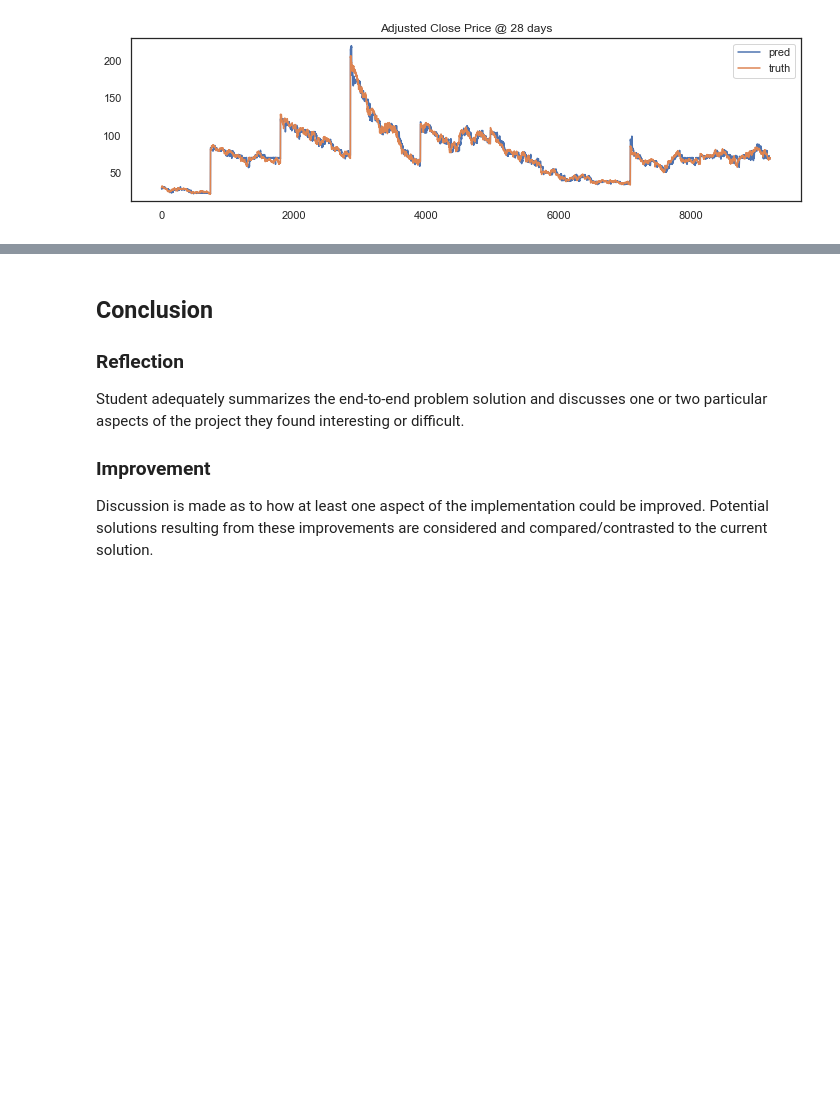
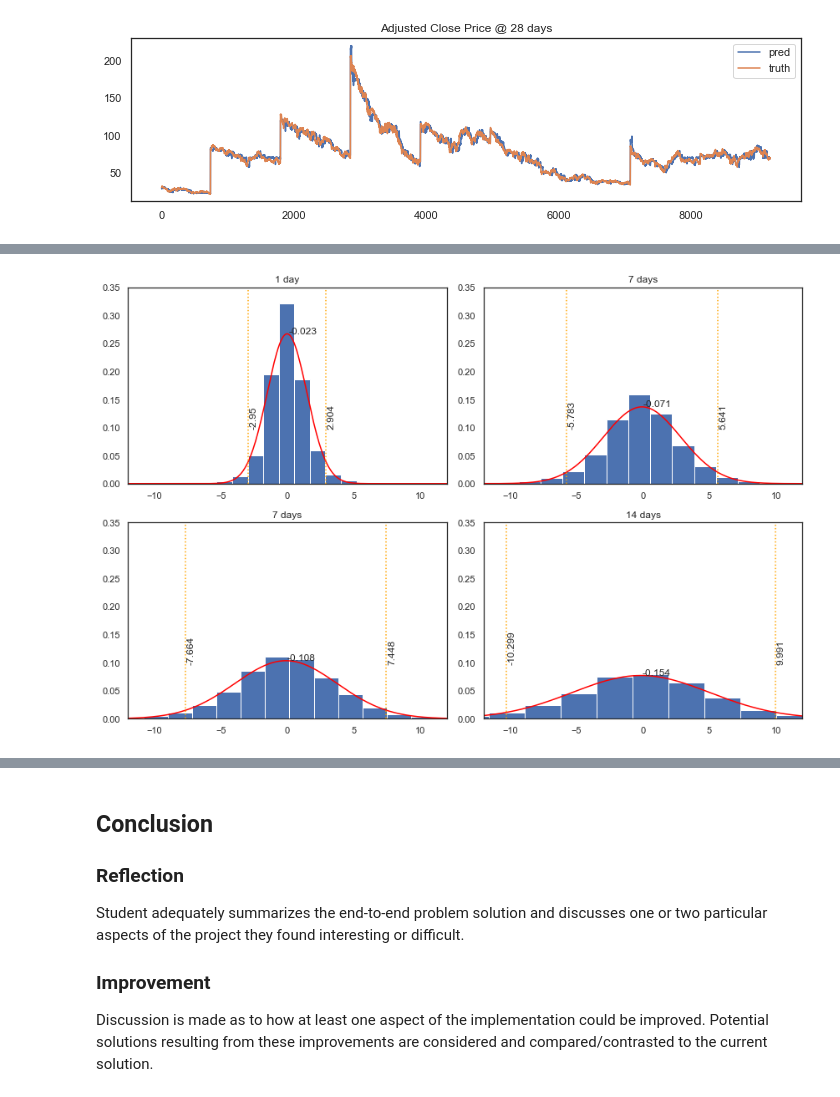
Before and after one commit to claudiocmp/dsnd-spi, a Jupyter notebook: nbooks/03_project.ipynb, the cells around one changed output, grey strips where cells are left out. Drawn from its saved outputs; the diff is of its cells as text; code cells hidden in the pictures; blank space fills up the shorter version.

Commit message:
results

```diff
--- a/nbooks/03_project.ipynb
+++ b/nbooks/03_project.ipynb
@@ -363,6 +392,7 @@ pipeline = Pipeline([
 ])
 
 params = {
+    'reg__n_estimators':[10,15,20],
     'reg__max_depth':[8,10,12],
     'reg__min_samples_leaf':[2,3,4],
     'reg__min_samples_split':[4,5,6]
@@ -421,0 +479,14 @@ Exploration as to why some techniques worked better than others, or how improvem
+# %%
+truth = {}
+pred  = {}
+diff  = {}
+tcks  = {'Ticker':tickers}
+dts   = {'Date':dates}
+
+for i in range(4):
+    t = 100*(y2[:,0,i]-X2[:,4,7])/X2[:,4,7]
+    p = 100*(y2_pred[:,i]-X2[:,4,7])/X2[:,4,7]
+    d = p - t
+    truth[i] = t
+    pred[i]  = p
+    diff[i]  = d
@@ -421,0 +497,7 @@ Exploration as to why some techniques worked better than others, or how improvem
+# %%
+# result dataframe
+df_results = pd.concat([pd.DataFrame(truth,),#columns=['Tr_1day','Tr_7d','Tr_14d','Tr_28d']
+                        pd.DataFrame(pred, ),#columns=['Pr_1day','Pr_7d','Pr_14d','Pr_28d']
+                        pd.DataFrame(diff, ),#columns=['Er_1day','Er_7d','Er_14d','Er_28d']
+                        pd.DataFrame(tcks),pd.DataFrame(dts)],axis=1)
+df_results.head()
@@ -421,0 +531,25 @@ Exploration as to why some techniques worked better than others, or how improvem
+# %%
+dds = ['1 day','7 days', '14 days', '28 days']
+fig, axs = plt.subplots(2,2,figsize=(12,8))
+x = np.arange(-20,20,0.1)
+for i in range(len(axs)):
+    for j in range(len(axs[i])):
+        axs[i,j].hist(df_results.iloc[:,8+i*2+j],bins=20, label=dds[i*2+j],density=True)
+        mean = df_results.iloc[:,8+i*2+j].mean()
+        std  = df_results.iloc[:,8+i*2+j].std()
+        y    = stats.norm.pdf(x,mean,std)
+        axs[i,j].plot(x,y,color='red')
+        axs[i,j].text(mean+0.1,y.max(),round(mean,3),)
+        z1 = stats.norm(mean,std).ppf(0.025)
+        z2 = stats.norm(mean,std).ppf(1-0.025)
+        axs[i,j].axvline(z1, ls=':', color='orange', label=z1)
+        axs[i,j].text(z1+0.1,.1,round(z1,3),rotation=90)
+        axs[i,j].axvline(z2, ls=':', color='orange', label=z2)
+        axs[i,j].text(z2+0.1,.1,round(z2,3),rotation=90)
+        axs[i,j].set_xlim((-12,12))
+        axs[i,j].set_ylim((0,0.35))
+        axs[i,j].set_title(dds[i+j])
+
+plt.tight_layout()
+# %% [output]
+[figure, added]
```
Also changed, not shown: parts of 20 cells of this notebook, 1 other file.
